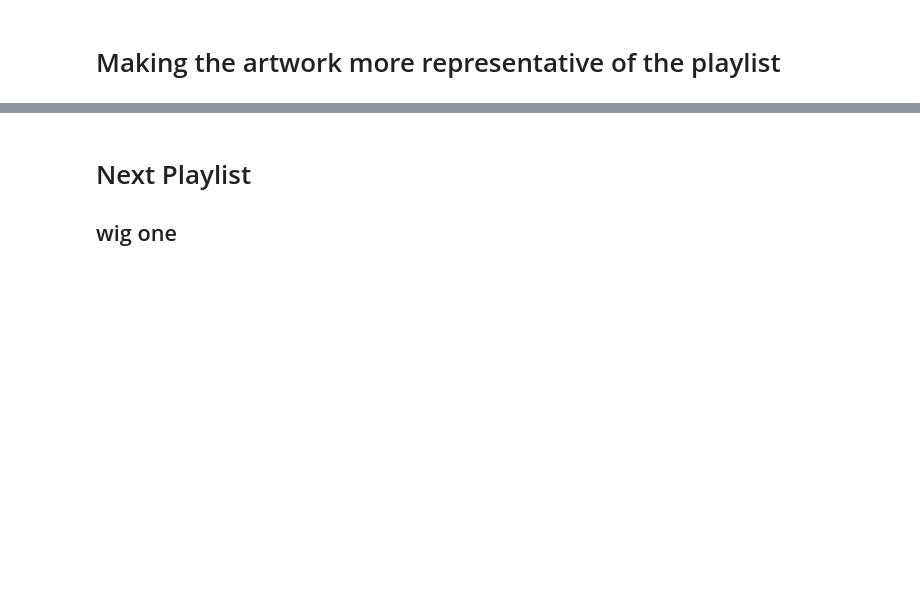
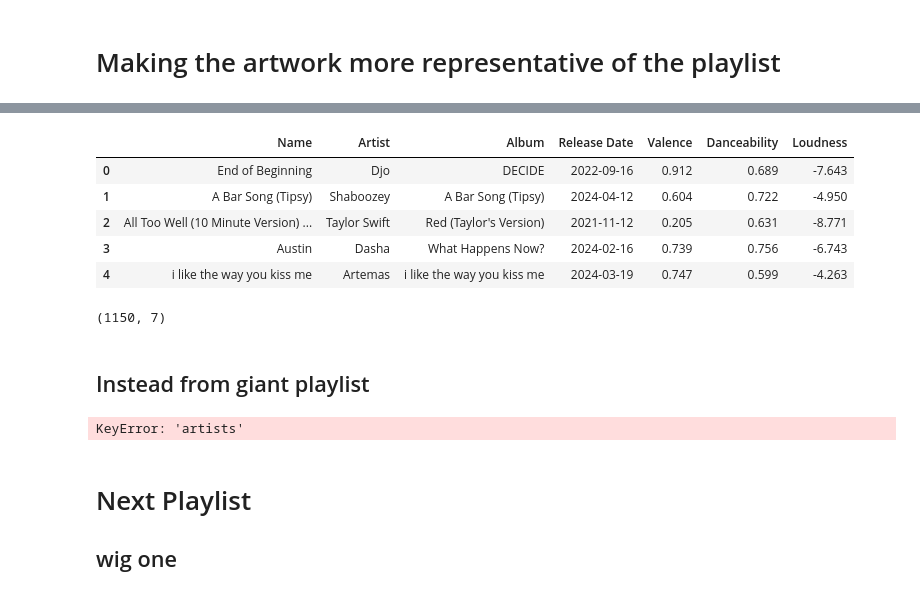
Before and after one commit to daisy-abbott/SpotifyMoodBoard, a Jupyter notebook: playlist.ipynb, the cells around one changed output, grey strips where cells are left out. Saved outputs shown, nothing was run; the diff lists cells and outputs as text; code cells hidden in the pictures; blank space fills up the shorter version.

Commit message:
KDE explanation and crazy overload errors for begining to make the model

```diff
--- a/playlist.ipynb
+++ b/playlist.ipynb
@@ -745,0 +775,40 @@ NameError: name 'wig_df' is not defined
+# %%
+client_credentials_manager = SpotifyClientCredentials(client_id=CLIENT_ID, client_secret=CLIENT_SECRET)
+sp = spotipy.Spotify(client_credentials_manager=client_credentials_manager)
+# %%
+# Function to search for tracks and retrieve track information
+def search_tracks(query):
+    results = sp.search(q=query, type='track', limit=50)  # Limiting to 100 tracks per request
+    tracks = results['tracks']['items']
+    return tracks
+# %%
+# Function to retrieve track details including audio features and load into a DataFrame
+def get_track_details(tracks):
+    track_details = []
+    for track in tracks:
+        track_id = track['id']
+        track_info = sp.audio_features([track_id])[0]  # Retrieve audio features
+        track_details.append({
+            'Name': track['name'],
+            'Artist': track['artists'][0]['name'],
+            'Album': track['album']['name'],
+            'Release Date': track['album']['release_date'],
+            'Valence': track_info['valence'],  # Valence (positivity) of the track
+            'Danceability': track_info['danceability'],  # Danceability of the track
+            'Loudness': track_info['loudness']  # Loudness of the track
+            # Add more fields as needed
+        })
+    return track_details
+# %%
+query = 'a'
+df = pd.DataFrame()  # Initialize an empty DataFrame
+
+# Perform the track search and retrieval process 100 times
+for i in range(100):
+    print(f"Processing iteration {i + 1}")
+    tracks = search_tracks(query)
+    track_details = get_track_details(tracks)
+    df = df.append(pd.DataFrame(track_details), ignore_index=True)
+
+# Print the final DataFrame
+print(df)
@@ -745,0 +829,15 @@ NameError: name 'wig_df' is not defined
+# %%
+df.head()
+# %% [output]
+|  | Name | Artist | Album | Release Date | Valence | Danceability | Loudness |
+| 0 | End of Beginning | Djo | DECIDE | 2022-09-16 | 0.912 | 0.689 | -7.643 |
+| 1 | A Bar Song (Tipsy) | Shaboozey | A Bar Song (Tipsy) | 2024-04-12 | 0.604 | 0.722 | -4.950 |
+| 2 | All Too Well (10 Minute Version) ... | Taylor Swift | Red (Taylor's Version) | 2021-11-12 | 0.205 | 0.631 | -8.771 |
+| 3 | Austin | Dasha | What Happens Now? | 2024-02-16 | 0.739 | 0.756 | -6.743 |
+| 4 | i like the way you kiss me | Artemas | i like the way you kiss me | 2024-03-19 | 0.747 | 0.599 | -4.263 |
+# %%
+df.shape
+# %% [output]
+(1150, 7)
+# %% [markdown]
+## Instead from giant playlist
@@ -746,3 +846,7 @@ NameError: name 'wig_df' is not defined
+# %%
+huge = get_playlist_data(playlist_id2)
+# %% [output]
+KeyError: 'artists'
 # %% [markdown]
 # Next Playlist
 
```
Also changed, not shown: parts of 18 cells of this notebook.
